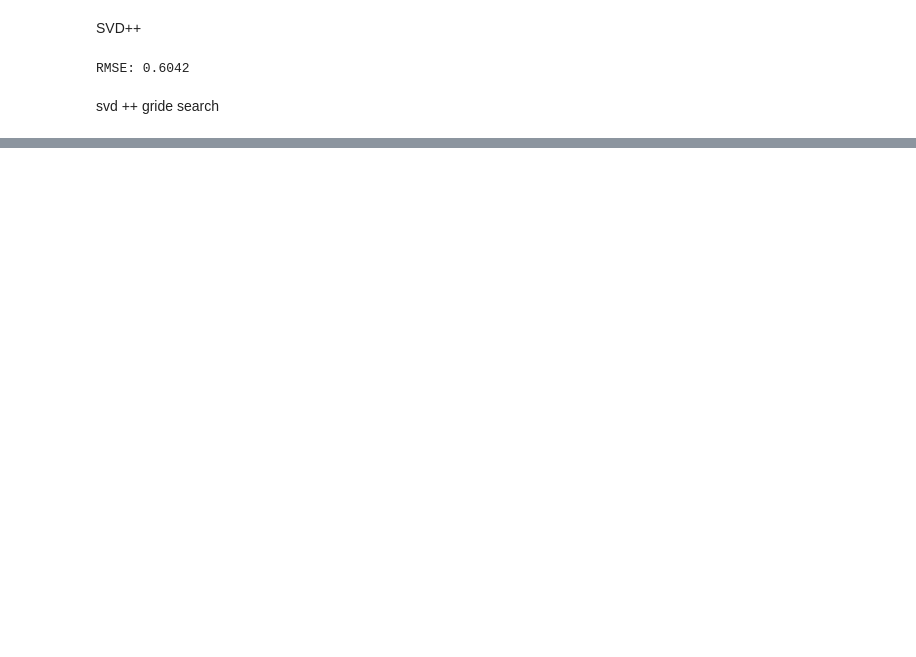
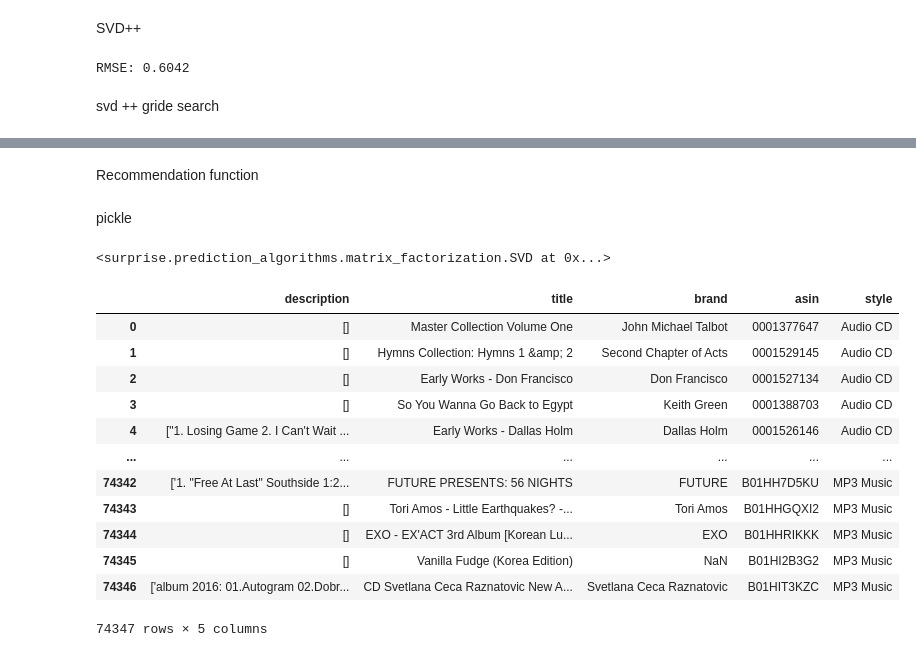
Before and after one commit to RigatN/Amazon_Digital_Music_Recommendation_System, a Jupyter notebook: Recommendation_system.ipynb, the cells around one changed output, grey strips where cells are left out. Drawn from its saved outputs; the diff is of its cells as text; code cells hidden in the pictures; blank space fills up the shorter version.

Commit message:
editted notebook and added pickle data

```diff
--- a/Recommendation_system.ipynb
+++ b/Recommendation_system.ipynb
@@ -365,0 +408,12 @@ TypeError: object of type 'NoneType' has no len()
+# %% [markdown]
+Recommendation function
+# %% [markdown]
+pickle
+# %%
+# Using Surprise, a full trainset incorporating all data can be built
+trainset_full = music_review.build_full_trainset()
+
+# Fit the SVD3 model to the full trainset to make full predictions
+SVD_3.fit(trainset_full)
+# %% [output]
+<surprise.prediction_algorithms.matrix_factorization.SVD at 0x...>
@@ -365,0 +424,19 @@ TypeError: object of type 'NoneType' has no len()
+# %%
+music_meta = pd.read_csv('./Data/music_meta.csv')
+music_meta.drop(columns =['Unnamed: 0'], inplace=True)
+# %%
+music_meta
+# %% [output]
+|  | description | title | brand | asin | style |
+| 0 | [] | Master Collection Volume One | John Michael Talbot | 0001377647 | Audio CD |
+| 1 | [] | Hymns Collection: Hymns 1 &amp; 2 | Second Chapter of Acts | 0001529145 | Audio CD |
+| 2 | [] | Early Works - Don Francisco | Don Francisco | 0001527134 | Audio CD |
+| 3 | [] | So You Wanna Go Back to Egypt | Keith Green | 0001388703 | Audio CD |
+| 4 | ["1. Losing Game 2. I Can't Wait ... | Early Works - Dallas Holm | Dallas Holm | 0001526146 | Audio CD |
+| ... | ... | ... | ... | ... | ... |
+| 74342 | ['1. "Free At Last" Southside 1:2... | FUTURE PRESENTS: 56 NIGHTS | FUTURE | B01HH7D5KU | MP3 Music |
+| 74343 | [] | Tori Amos - Little Earthquakes? -... | Tori Amos | B01HHGQXI2 | MP3 Music |
+| 74344 | [] | EXO - EX'ACT 3rd Album [Korean Lu... | EXO | B01HHRIKKK | MP3 Music |
+| 74345 | [] | Vanilla Fudge (Korea Edition) | NaN | B01HI2B3G2 | MP3 Music |
+| 74346 | ['album 2016: 01.Autogram 02.Dobr... | CD Svetlana Ceca Raznatovic New A... | Svetlana Ceca Raznatovic | B01HIT3KZC | MP3 Music |
+74347 rows × 5 columns
```
Also changed, not shown: parts of 26 cells of this notebook, 2 other files.
